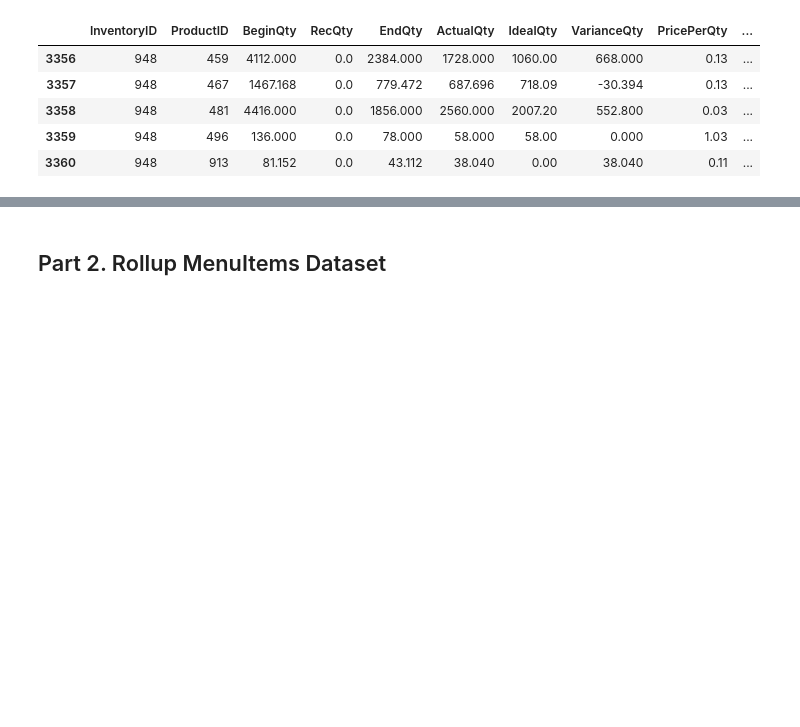
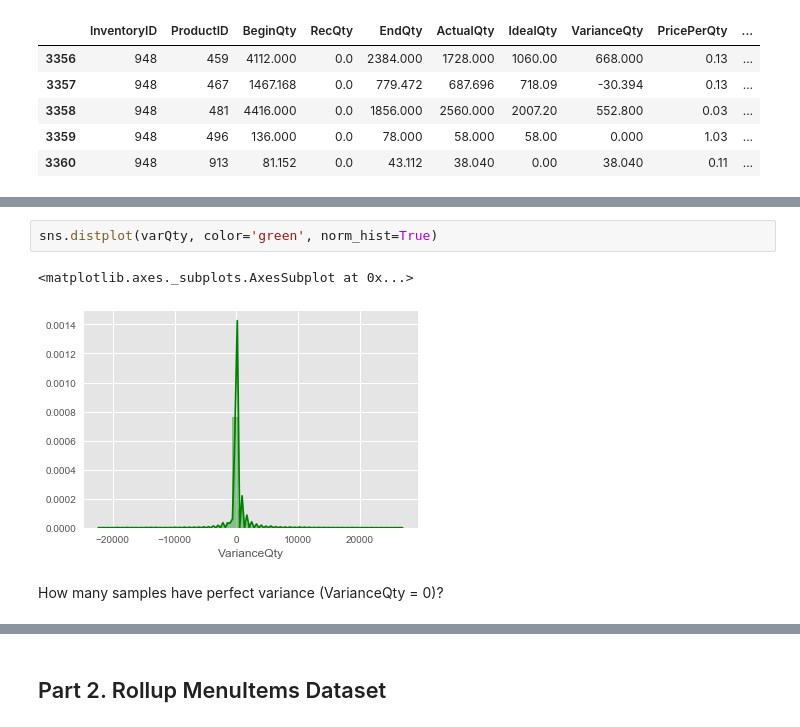
Before and after one commit to cherihung/datasci-18, a Jupyter notebook: final-project/part-3/final-project3-hung.ipynb, the cells around one changed output, grey strips where cells are left out. Cells and saved outputs as stored; diff of their text form; blank space fills up the shorter version.

```diff
--- a/final-project/part-3/final-project3-hung.ipynb
+++ b/final-project/part-3/final-project3-hung.ipynb
@@ -39,0 +72,7 @@ df_IvAC.tail()
+# %%
+sns.distplot(varQty, color='green', norm_hist=True)
+# %% [output]
+<matplotlib.axes._subplots.AxesSubplot at 0x...>
+[figure, added]
+# %% [markdown]
+How many samples have perfect variance (VarianceQty = 0)?
```
Also changed, not shown: parts of 9 cells of this notebook.
